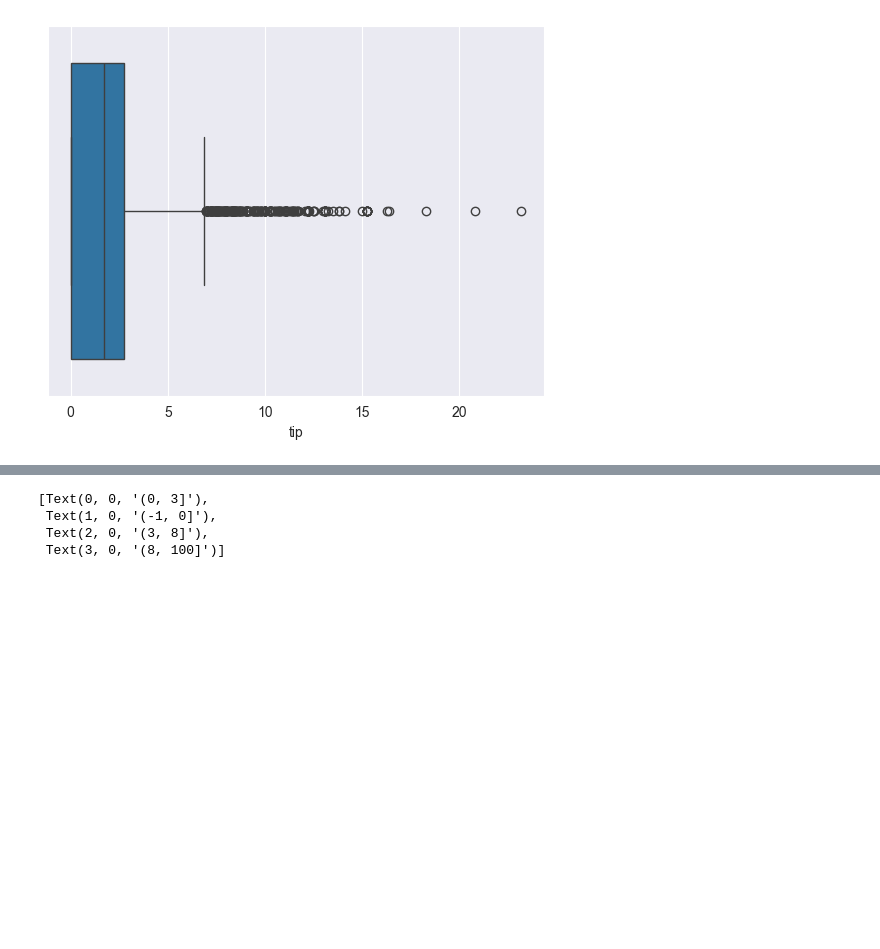
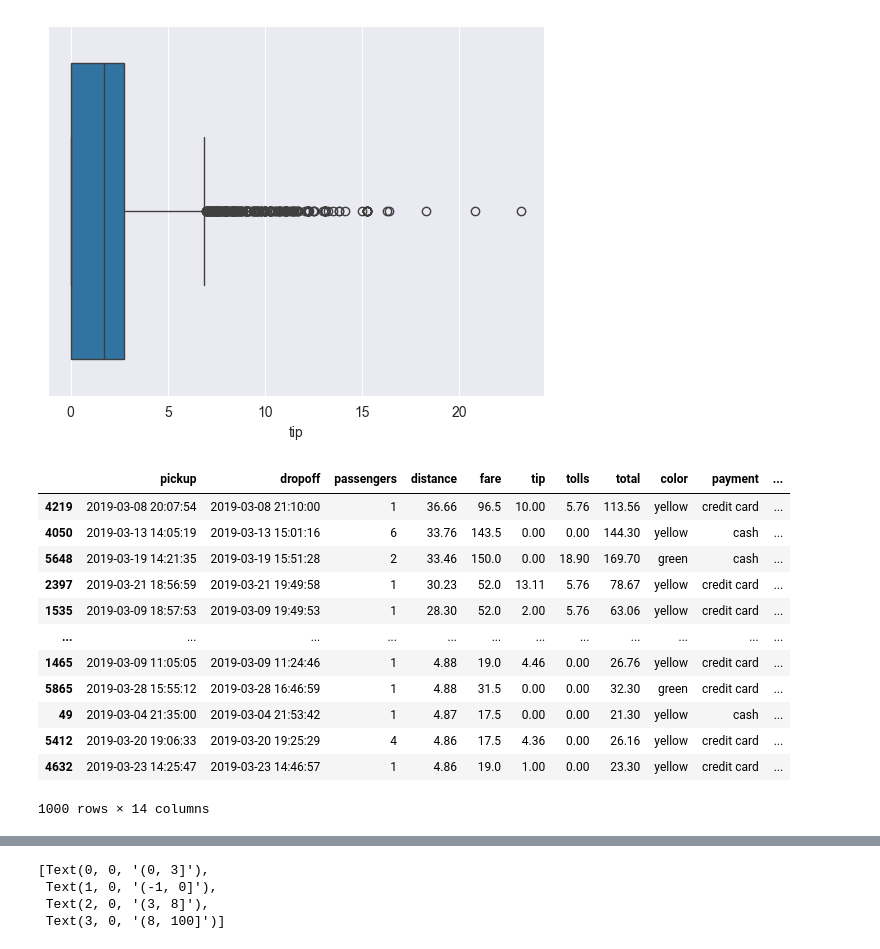
Before and after one commit to MagicalGlove/MachineLearning, a Jupyter notebook: Ola 1.ipynb, the cells around one changed output, grey strips where cells are left out. Saved outputs shown, nothing was run; the diff lists cells and outputs as text; code cells hidden in the pictures; blank space fills up the shorter version.

```diff
--- a/Ola 1.ipynb
+++ b/Ola 1.ipynb
@@ -228,3 +228,23 @@ sns.boxplot(x=tripData["tip"])
 # %% [output]
 <Axes: xlabel='tip'>
 [figure]
+# %%
+# Remove the identified outlier by sorting by trip distance and remove the first element
+taxiData = taxiData.sort_values('distance', ascending = False)
+taxiData = taxiData.iloc[1:,:]
+
+taxiData.head(1000)
+# %% [output]
+|  | pickup | dropoff | passengers | distance | fare | tip | tolls | total | color | payment | ... |
+| 4219 | 2019-03-08 20:07:54 | 2019-03-08 21:10:00 | 1 | 36.66 | 96.5 | 10.00 | 5.76 | 113.56 | yellow | credit card | ... |
+| 4050 | 2019-03-13 14:05:19 | 2019-03-13 15:01:16 | 6 | 33.76 | 143.5 | 0.00 | 0.00 | 144.30 | yellow | cash | ... |
+| 5648 | 2019-03-19 14:21:35 | 2019-03-19 15:51:28 | 2 | 33.46 | 150.0 | 0.00 | 18.90 | 169.70 | green | cash | ... |
+| 2397 | 2019-03-21 18:56:59 | 2019-03-21 19:49:58 | 1 | 30.23 | 52.0 | 13.11 | 5.76 | 78.67 | yellow | credit card | ... |
+| 1535 | 2019-03-09 18:57:53 | 2019-03-09 19:49:53 | 1 | 28.30 | 52.0 | 2.00 | 5.76 | 63.06 | yellow | credit card | ... |
+| ... | ... | ... | ... | ... | ... | ... | ... | ... | ... | ... | ... |
+| 1465 | 2019-03-09 11:05:05 | 2019-03-09 11:24:46 | 1 | 4.88 | 19.0 | 4.46 | 0.00 | 26.76 | yellow | credit card | ... |
+| 5865 | 2019-03-28 15:55:12 | 2019-03-28 16:46:59 | 1 | 4.88 | 31.5 | 0.00 | 0.00 | 32.30 | green | credit card | ... |
+| 49 | 2019-03-04 21:35:00 | 2019-03-04 21:53:42 | 1 | 4.87 | 17.5 | 0.00 | 0.00 | 21.30 | yellow | cash | ... |
+| 5412 | 2019-03-20 19:06:33 | 2019-03-20 19:25:29 | 4 | 4.86 | 17.5 | 4.36 | 0.00 | 26.16 | yellow | credit card | ... |
+| 4632 | 2019-03-23 14:25:47 | 2019-03-23 14:46:57 | 1 | 4.86 | 19.0 | 1.00 | 0.00 | 23.30 | yellow | credit card | ... |
+1000 rows × 14 columns
```
Also changed, not shown: parts of 4 cells of this notebook.
